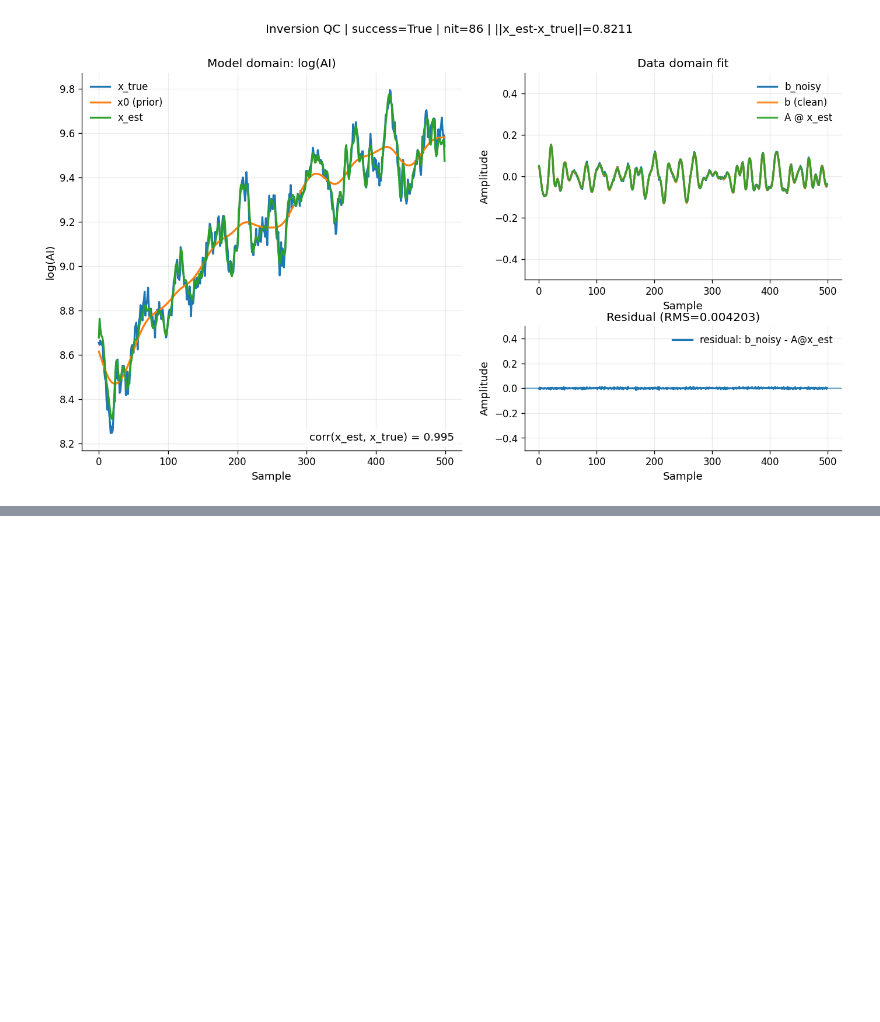
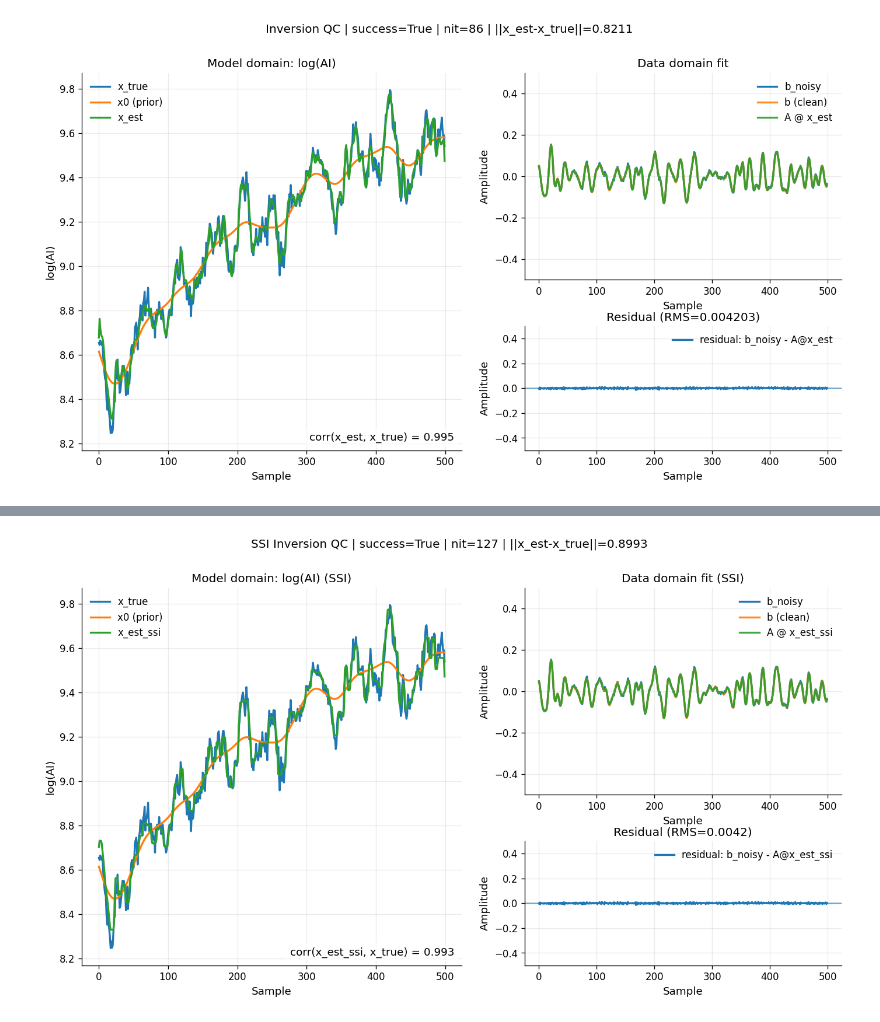
Before and after one commit to grxoxl/sinterpy, a Jupyter notebook: notebooks/checkpoint.ipynb, the cells around one changed output, grey strips where cells are left out. Drawn from its saved outputs; the diff is of its cells as text; code cells hidden in the pictures; blank space fills up the shorter version.

Commit message:
Sparse-Spike Inversion objective

```diff
--- a/notebooks/checkpoint.ipynb
+++ b/notebooks/checkpoint.ipynb
@@ -160,3 +172,89 @@ Message: CONVERGENCE: RELATIVE REDUCTION OF F <= FACTR*EPSMCH
 nit: 86 nfev: 100
 ||x_est - x_true||: 0.8211149573326111
 [figure]
+# %%
+# ------------------------- Sparse Spike Objective -------------------------
+
+ssi_obj = SparseSpikeObjective(
+    predict=predict,
+    predict_grad=predict_grad,
+    real=b_noisy,
+    prior=x_prior,
+    misfit_loss=data_loss,
+    mbi_loss=reg_loss,
+    mbi_lam=5e-4,
+    ssi_loss=L1Loss(),
+    ssi_lam=1e-4,
+)
+
+ssi_res = minimize(
+    fun=lambda x: np.float32(ssi_obj(x)),
+    x0=x_prior,
+    jac=lambda x: ssi_obj.gradient(x).astype(np.float32),
+    method="L-BFGS-B",
+    options=dict(maxiter=500, ftol=1e-12, gtol=1e-12),
+)
+
+x_est_ssi = ssi_res.x.astype(np.float32)
+
+print("SSI Success:", ssi_res.success)
+print("SSI Message:", ssi_res.message)
+print("SSI nit:", ssi_res.nit, "nfev:", ssi_res.nfev)
+print("SSI ||x_est - x_true||:", float(np.linalg.norm(x_est_ssi - x_true)))
+
+# ------------------------- visualization (SSI) -------------------------
+b_est_ssi = predict(x_est_ssi).astype(np.float32)
+t = np.arange(nt, dtype=np.float32)
+
+fig = plt.figure(figsize=(14, 7))
+gs = fig.add_gridspec(2, 2, height_ratios=[2.0, 1.2], width_ratios=[1.2, 1.0], hspace=0.28, wspace=0.18)
+
+ax1 = fig.add_subplot(gs[:, 0])
+ax2 = fig.add_subplot(gs[0, 1])
+ax3 = fig.add_subplot(gs[1, 1])
+
+corr_ssi = np.corrcoef(x_true, x_est_ssi)[0, 1]
+
+ax1.plot(t, x_true, label="x_true")
+ax1.plot(t, x_prior, label="x0 (prior)")
+ax1.plot(t, x_est_ssi, label="x_est_ssi")
+ax1.set_title("Model domain: log(AI) (SSI)")
+ax1.set_xlabel("Sample")
+ax1.set_ylabel("log(AI)")
+ax1.legend(loc="best")
+
+ax1.text(
+    0.98, 0.02,
+    f"corr(x_est_ssi, x_true) = {corr_ssi:.3f}",
+    transform=ax1.transAxes,
+    ha="right",
+    va="bottom",
+    fontsize=11,
+    bbox=dict(facecolor="white", alpha=0.75, edgecolor="none")
+)
+
+ax2.plot(t, b_noisy, label="b_noisy")
+ax2.plot(t, b, label="b (clean)", alpha=0.9)
+ax2.plot(t, b_est_ssi, label="A @ x_est_ssi", alpha=0.9)
+ax2.set_title("Data domain fit (SSI)")
+ax2.set_xlabel("Sample")
+ax2.set_ylabel("Amplitude")
+ax2.set_ylim(-0.5, 0.5)
+ax2.legend(loc="best")
+
+resid_ssi = (b_noisy - b_est_ssi).astype(np.float32)
+ax3.plot(t, resid_ssi, label="residual: b_noisy - A@x_est_ssi")
+ax3.axhline(0.0, linewidth=1.5, alpha=0.6)
+ax3.set_title(f"Residual (RMS={float(np.sqrt(np.mean(resid_ssi**2))):.4g})")
+ax3.set_xlabel("Sample")
+ax3.set_ylabel("Amplitude")
+ax3.set_ylim(-0.5, 0.5)
+ax3.legend(loc="best")
+
+fig.suptitle(
+    f"SSI Inversion QC | success={ssi_res.success} | nit={ssi_res.nit} | ||x_est-x_true||={float(np.linalg.norm(x_est_ssi-x_true)):.4g}",
+    y=0.98,
+)
+
+plt.tight_layout()
+# %% [output]
@@ -162,0 +265 @@ nit: 86 nfev: 100
+[figure, added]
```
Also changed, not shown: parts of 3 cells of this notebook, 8 other files.
